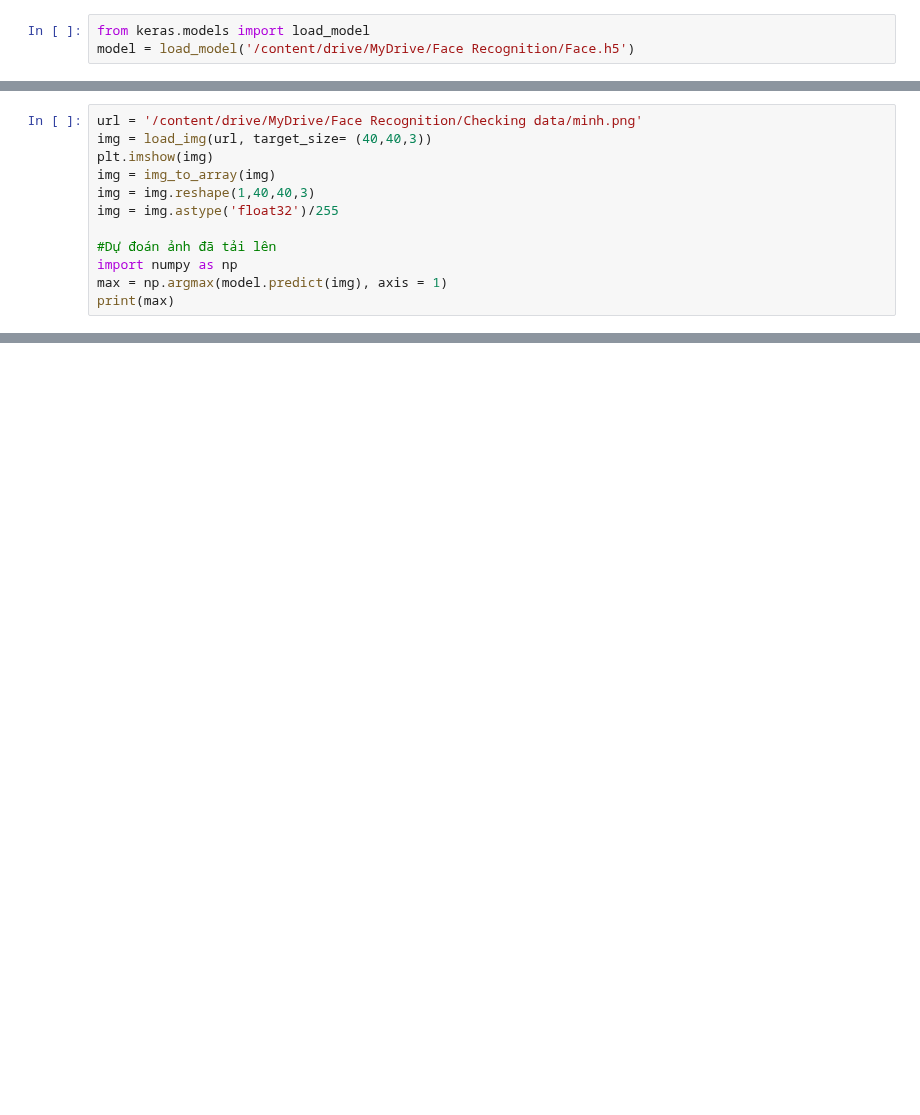
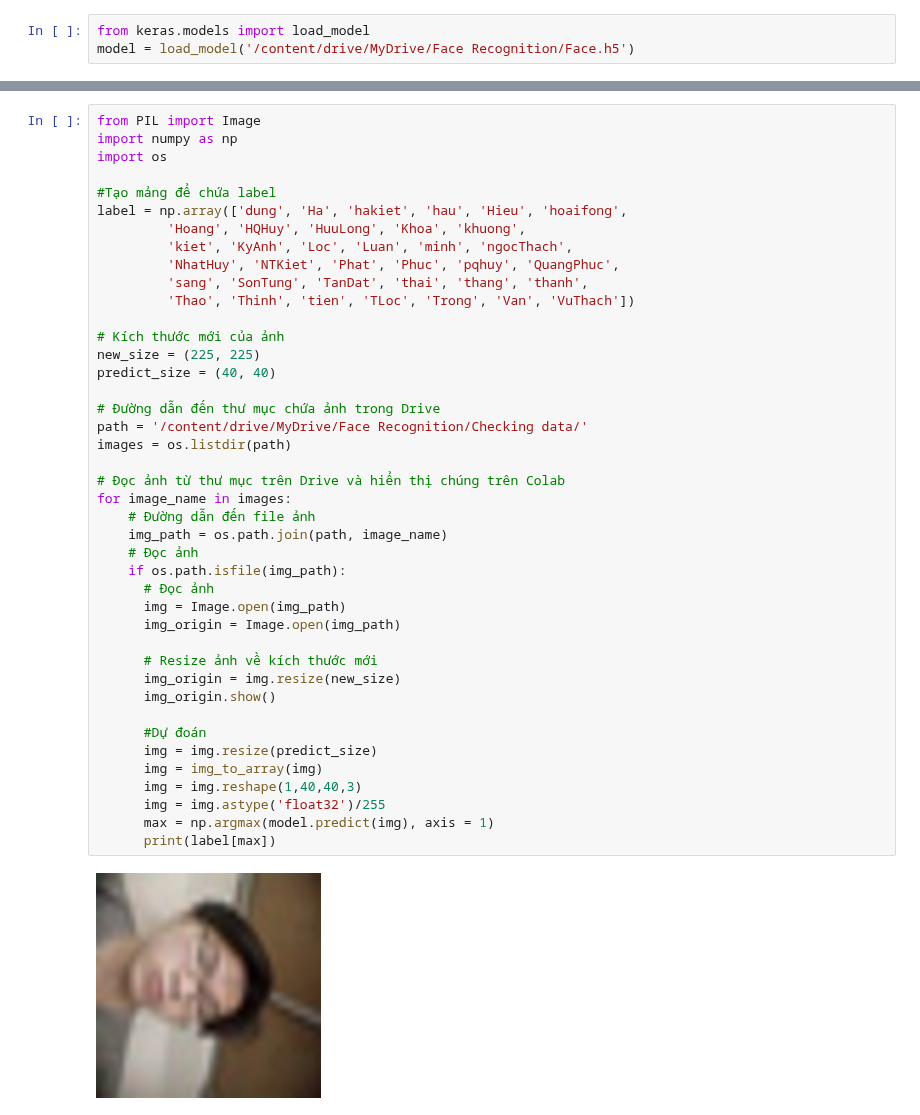
Before and after one commit to TNH510/Artificial-Intelligence, a Jupyter notebook: Face_Recognition.ipynb, the cells around one changed output, grey strips where cells are left out. Cells and saved outputs as stored; diff of their text form; blank space fills up the shorter version.

Commit message:
Được tạo bằng Colaboratory

```diff
--- a/Face_Recognition.ipynb
+++ b/Face_Recognition.ipynb
@@ -234,12 +216,0 @@ plt.imshow(img_original)
-# %%
-url = '/content/drive/MyDrive/Face Recognition/Checking data/minh.png'
-img = load_img(url, target_size= (40,40,3))
-plt.imshow(img)
-img = img_to_array(img)
-img = img.reshape(1,40,40,3)
-img = img.astype('float32')/255
-
-#Dự đoán ảnh đã tải lên
-import numpy as np
-max = np.argmax(model.predict(img), axis = 1)
-print(max)
@@ -249,0 +217,44 @@ print(max)
+# %%
+from PIL import Image
+import numpy as np
+import os
+
+#Tạo mảng để chứa label
+label = np.array(['dung', 'Ha', 'hakiet', 'hau', 'Hieu', 'hoaifong',
+         'Hoang', 'HQHuy', 'HuuLong', 'Khoa', 'khuong',
+         'kiet', 'KyAnh', 'Loc', 'Luan', 'minh', 'ngocThach',
+         'NhatHuy', 'NTKiet', 'Phat', 'Phuc', 'pqhuy', 'QuangPhuc',
+         'sang', 'SonTung', 'TanDat', 'thai', 'thang', 'thanh',
+         'Thao', 'Thinh', 'tien', 'TLoc', 'Trong', 'Van', 'VuThach'])
+
+# Kích thước mới của ảnh
+new_size = (225, 225)
+predict_size = (40, 40)
+
+# Đường dẫn đến thư mục chứa ảnh trong Drive
+path = '/content/drive/MyDrive/Face Recognition/Checking data/'
+images = os.listdir(path)
+
+# Đọc ảnh từ thư mục trên Drive và hiển thị chúng trên Colab
+for image_name in images:
+    # Đường dẫn đến file ảnh
+    img_path = os.path.join(path, image_name)
+    # Đọc ảnh
+    if os.path.isfile(img_path):
+      # Đọc ảnh
+      img = Image.open(img_path)
+      img_origin = Image.open(img_path)
+
+      # Resize ảnh về kích thước mới
+      img_origin = img.resize(new_size)
+      img_origin.show()
+
+      #Dự đoán
+      img = img.resize(predict_size)
+      img = img_to_array(img)
+      img = img.reshape(1,40,40,3)
+      img = img.astype('float32')/255
+      max = np.argmax(model.predict(img), axis = 1)
+      print(label[max])
+# %% [output]
+[figure, added]
```
Also changed, not shown: parts of 7 cells of this notebook.
